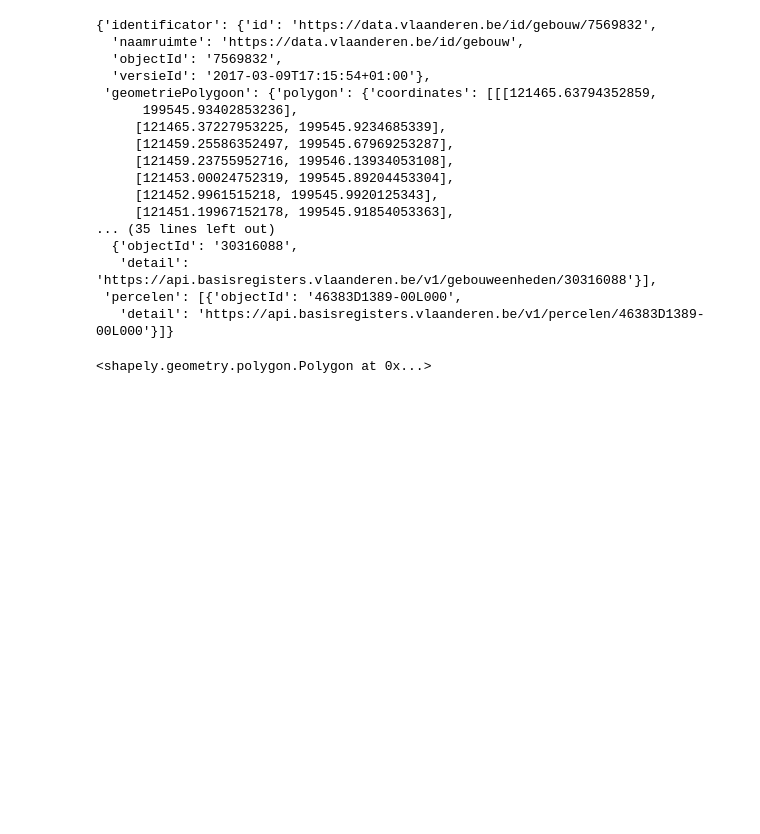
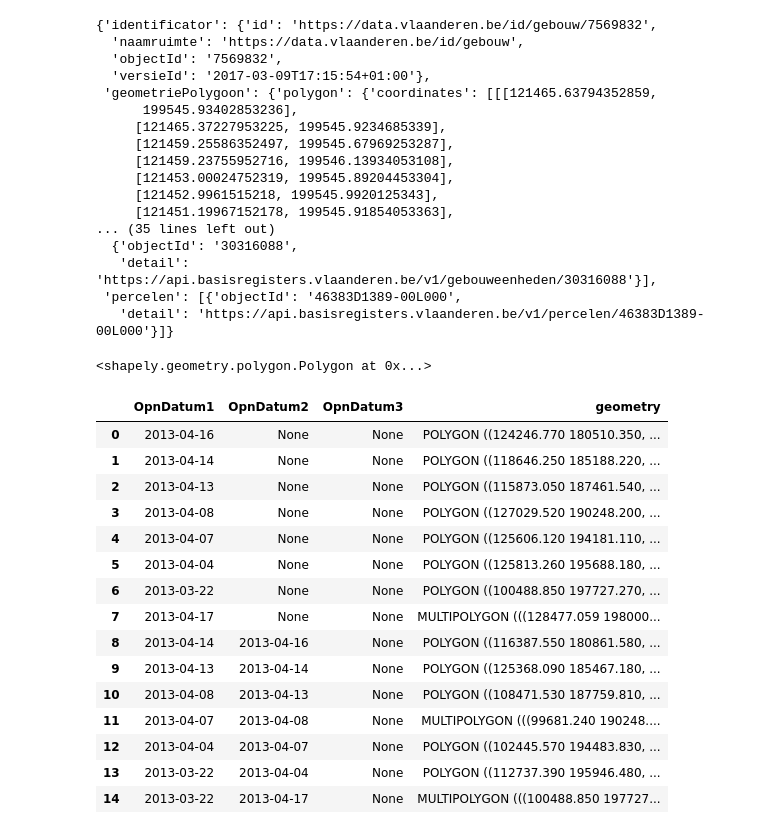
Before and after one commit to JorgVervaet/3D_houses, a Jupyter notebook: second api trial.ipynb, the cells around one changed output. Saved outputs shown, nothing was run; the diff lists cells and outputs as text; code cells hidden in the pictures; blank space fills up the shorter version.

```diff
--- a/second api trial.ipynb
+++ b/second api trial.ipynb
@@ -110,3 +110,29 @@ polygon_house = Polygon(response4["geometriePolygoon"]["polygon"]["coordinates"]
 polygon_house
 # %% [output]
 <shapely.geometry.polygon.Polygon at 0x...>
+# %%
+import geopandas as gpd
+dsm14 = "/Users/Jorg/3D_houses_data/DHMVIIDSMRAS1m_k14/GeoTIFF/DHMVIIDSMRAS1m_k14.tif"
+dtm14 = "/Users/Jorg/3D_houses_data/DHMVIIDTMRAS1m_k14/GeoTIFF/DHMVIIDTMRAS1m_k14.tif"
+shpfile14 = gpd.read_file("/Users/Jorg/3D_houses_data/DHMVIIDTMRAS1m_k14/DHMVII_vdc_k14/DHMVII_vdc_k14.shp")
+dsm22 = "/Users/Jorg/3D_houses_data/DHMVIIDSMRAS1m_k22/GeoTIFF/DHMVIIDSMRAS1m_k22.tif"
+dtm22 = "/Users/Jorg/3D_houses_data/DHMVIIDTMRAS1m_k22/GeoTIFF/DHMVIIDTMRAS1m_k22.tif"
+shpfile22 = gpd.read_file("/Users/Jorg/3D_houses_data/DHMVIIDTMRAS1m_k22/DHMVII_vdc_k22/DHMVII_vdc_k22.shp")
+shpfile22
+# %% [output]
+|  | OpnDatum1 | OpnDatum2 | OpnDatum3 | geometry |
+| 0 | 2013-04-16 | None | None | POLYGON ((124246.770 180510.350, ... |
+| 1 | 2013-04-14 | None | None | POLYGON ((118646.250 185188.220, ... |
+| 2 | 2013-04-13 | None | None | POLYGON ((115873.050 187461.540, ... |
+| 3 | 2013-04-08 | None | None | POLYGON ((127029.520 190248.200, ... |
+| 4 | 2013-04-07 | None | None | POLYGON ((125606.120 194181.110, ... |
+| 5 | 2013-04-04 | None | None | POLYGON ((125813.260 195688.180, ... |
+| 6 | 2013-03-22 | None | None | POLYGON ((100488.850 197727.270, ... |
+| 7 | 2013-04-17 | None | None | MULTIPOLYGON (((128477.059 198000... |
+| 8 | 2013-04-14 | 2013-04-16 | None | POLYGON ((116387.550 180861.580, ... |
+| 9 | 2013-04-13 | 2013-04-14 | None | POLYGON ((125368.090 185467.180, ... |
+| 10 | 2013-04-08 | 2013-04-13 | None | POLYGON ((108471.530 187759.810, ... |
+| 11 | 2013-04-07 | 2013-04-08 | None | MULTIPOLYGON (((99681.240 190248.... |
+| 12 | 2013-04-04 | 2013-04-07 | None | POLYGON ((102445.570 194483.830, ... |
+| 13 | 2013-03-22 | 2013-04-04 | None | POLYGON ((112737.390 195946.480, ... |
+| 14 | 2013-03-22 | 2013-04-17 | None | MULTIPOLYGON (((100488.850 197727... |
```
Also changed, not shown: parts of 1 cell of this notebook, 2 other files.
